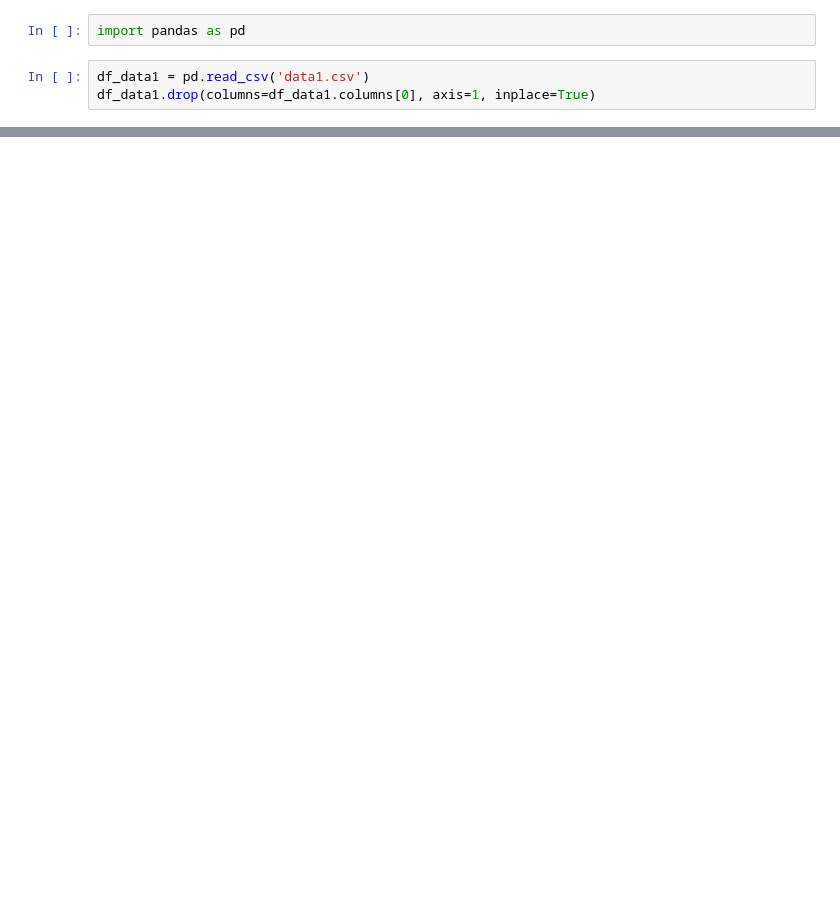
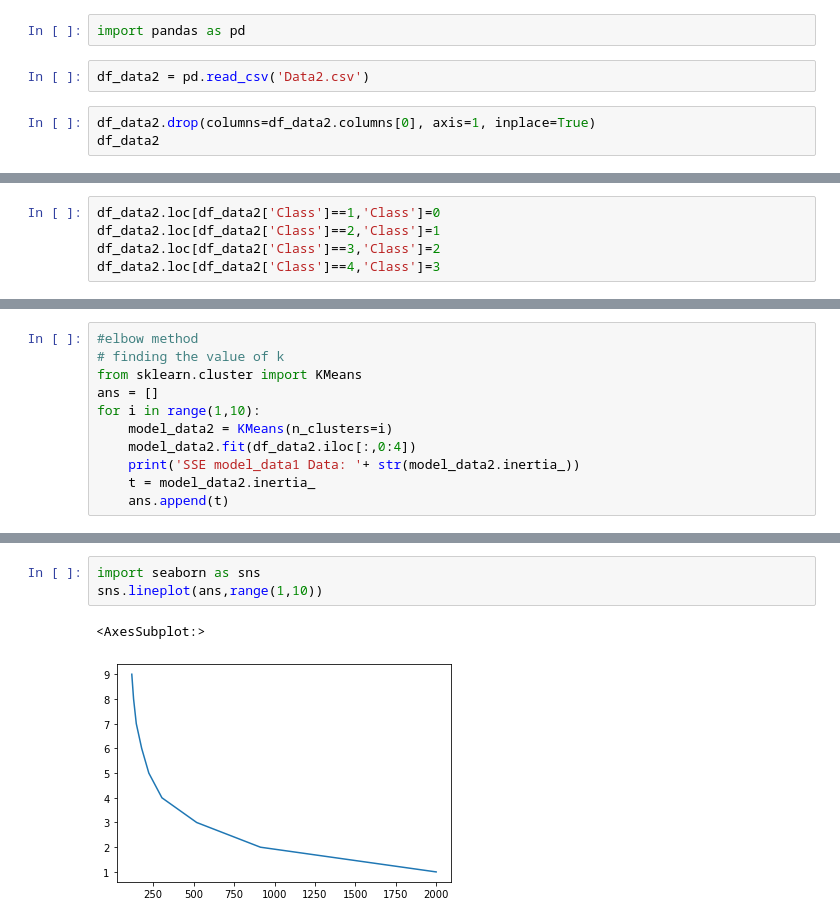
Before and after one commit to aryanf12122000/Clustering_Methods, a Jupyter notebook: Project_t1_data2.ipynb, the cells around one changed output, grey strips where cells are left out. Drawn from its saved outputs; the diff is of its cells as text; blank space fills up the shorter version.

```diff
--- a/Project_1.ipynb
+++ b/Project_t1_data2.ipynb
@@ -3,5 +1,7 @@
 # %%
 import pandas as pd
+# %%
+df_data2 = pd.read_csv('Data2.csv')
 # %%
-df_data1 = pd.read_csv('data1.csv')
-df_data1.drop(columns=df_data1.columns[0], axis=1, inplace=True)
+df_data2.drop(columns=df_data2.columns[0], axis=1, inplace=True)
+df_data2
@@ -23,0 +22,5 @@ df_data1
+# %%
+df_data2.loc[df_data2['Class']==1,'Class']=0
+df_data2.loc[df_data2['Class']==2,'Class']=1
+df_data2.loc[df_data2['Class']==3,'Class']=2
+df_data2.loc[df_data2['Class']==4,'Class']=3
@@ -23,0 +43,11 @@ df_data1
+# %%
+#elbow method
+# finding the value of k
+from sklearn.cluster import KMeans
+ans = []
+for i in range(1,10):
+    model_data2 = KMeans(n_clusters=i)
+    model_data2.fit(df_data2.iloc[:,0:4])
+    print('SSE model_data1 Data: '+ str(model_data2.inertia_))
+    t = model_data2.inertia_
+    ans.append(t)
@@ -23,0 +64,6 @@ df_data1
+# %%
+import seaborn as sns
+sns.lineplot(ans,range(1,10))
+# %% [output]
+<AxesSubplot:>
+[figure, added]
```
Also changed, not shown: parts of 14 cells of this notebook, 1 other file.
